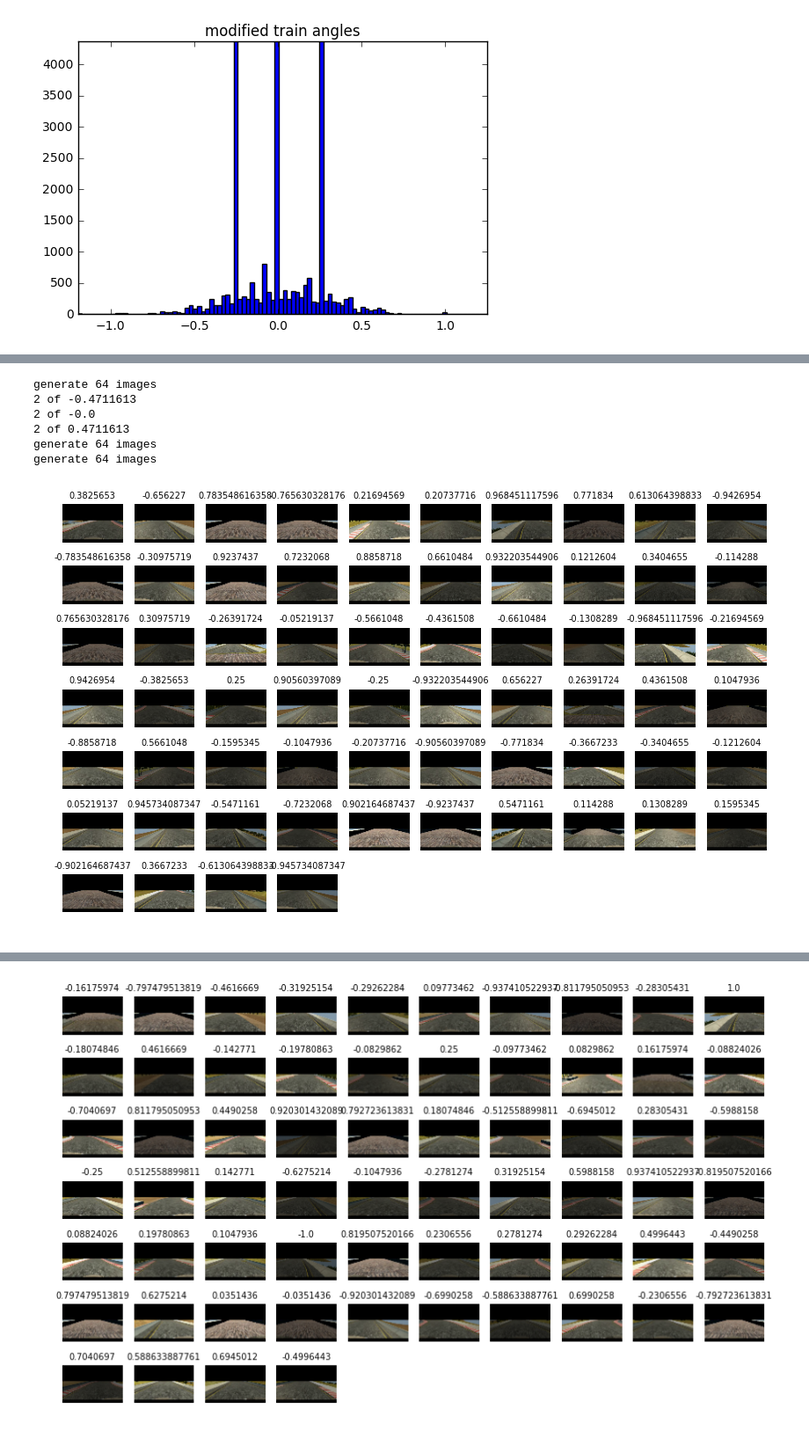
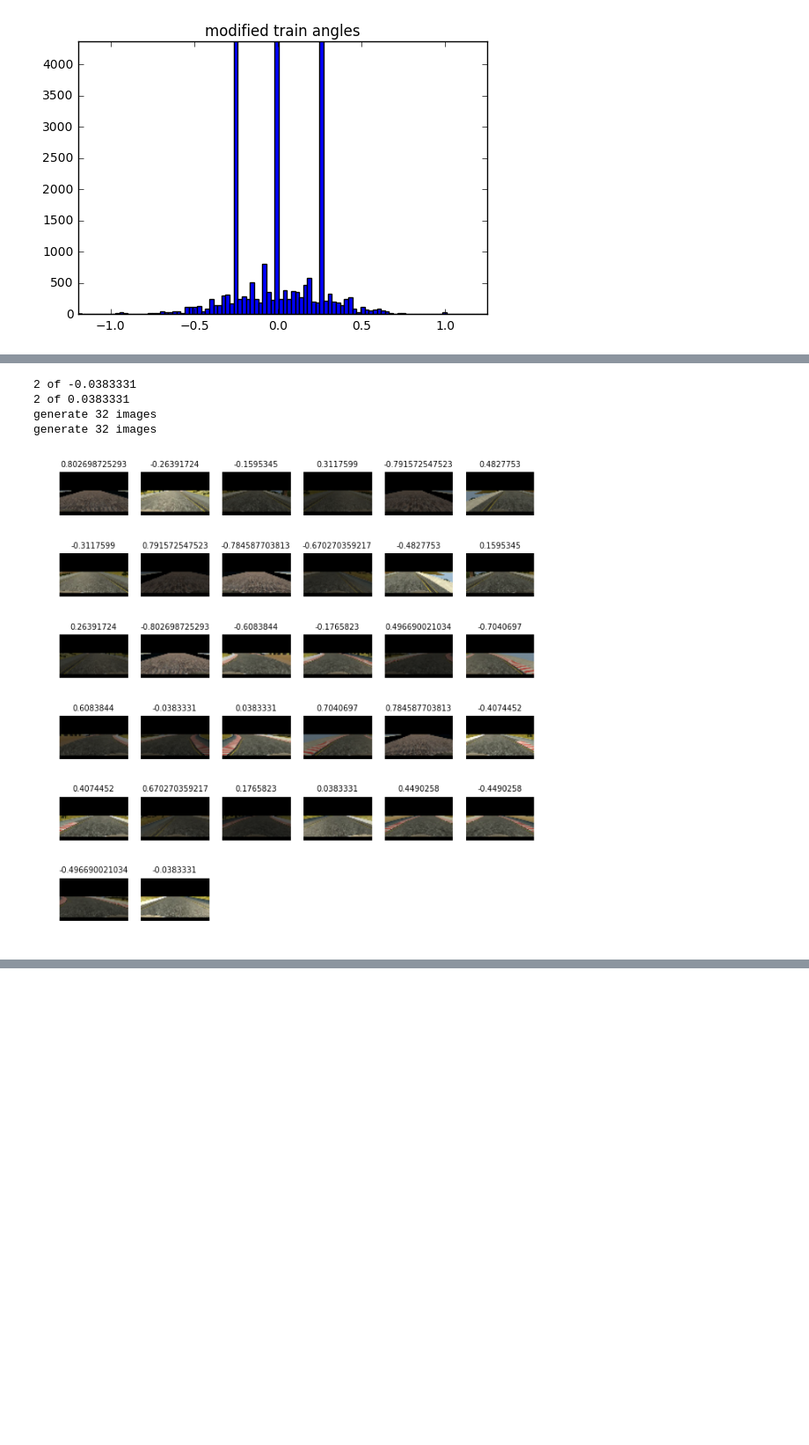
Before and after one commit to Helen1987/CarND-Behavioral-Cloning-P3, a Jupyter notebook: Training data.ipynb, the cells around one changed output, grey strips where cells are left out. Shown at 88% size. Drawn from its saved outputs; the diff is of its cells as text; code cells hidden in the pictures; blank space fills up the shorter version.

```diff
--- a/Training data.ipynb
+++ b/Training data.ipynb
@@ -260,33 +260,31 @@ Using TensorFlow backend.
 # %%
 from model import generate_steering_angle
 
 def display_test_data(img_data):
     count = 0
-    for X, Y in generate_steering_angle(img_data):
-        fig = plt.figure(figsize=(10,9))
-        fig.subplots_adjust(bottom=0.0, left=0.0, top = 1.0, right=0.8)
+    for X, Y in generate_steering_angle(img_data, batch_size=32):
+        fig = plt.figure(figsize=(6,6))
+        fig.subplots_adjust(bottom=0.0, left=0.0, top = 1.0, right=1.0)
         unique_angles, angle_counts = np.unique(Y, return_counts=True)
         for i in range(0, len(angle_counts)):
             if angle_counts[i] > 1:
                 print(angle_counts[i], 'of', unique_angles[i])
 
         print('generate', len(X), 'images')
         for i in range(0, len(X)):
-            subplot = plt.subplot(13, 10, i+1)
+            subplot = plt.subplot(6, 6, i+1)
             subplot.imshow(X[i])
             subplot.axis('off')
             subplot.set_title(Y[i], fontsize = 7)
 
         count = count+1
-        if (count > 2):
+        if (count > 1):
             return
 
 display_test_data(pickle_data)
 # %% [output]
-generate 64 images
-2 of -0.4711613
-2 of -0.0
-2 of 0.4711613
-generate 64 images
-generate 64 images
+2 of -0.0383331
+2 of 0.0383331
+generate 32 images
+generate 32 images
-[figure, old version]
+[figure, new version]
@@ -294 +291,0 @@ generate 64 images
-[figure, removed]
```
Also changed, not shown: parts of 5 cells of this notebook.
